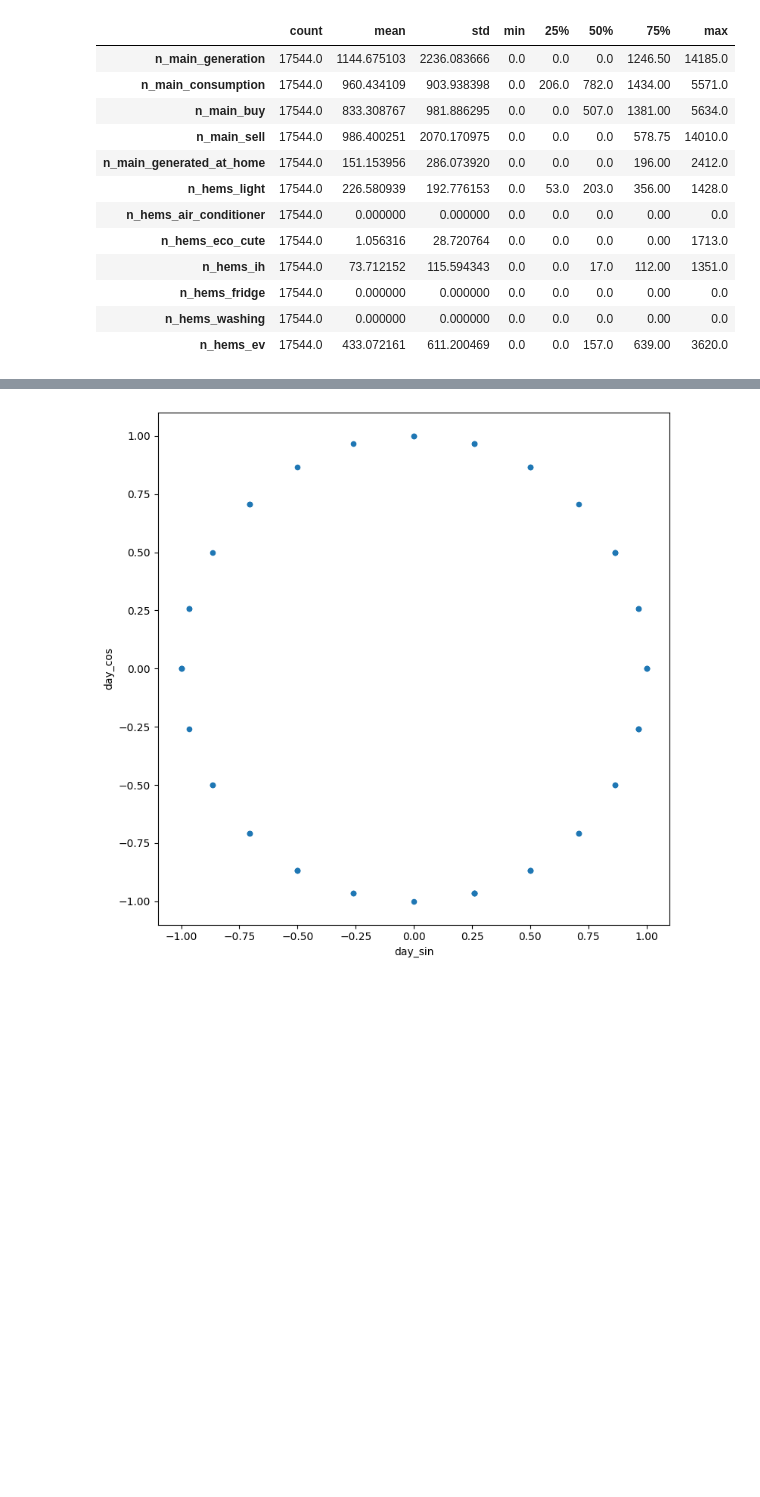
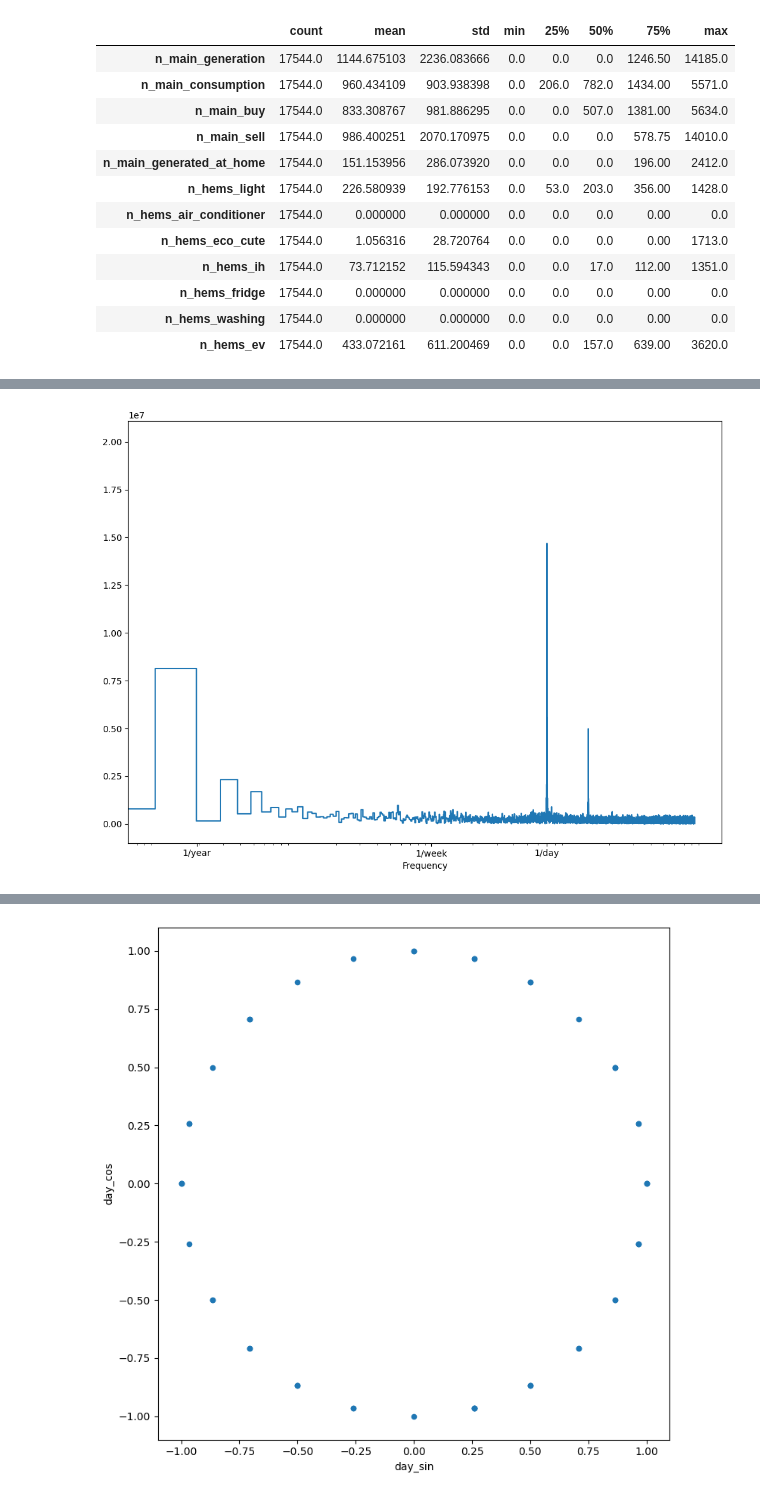
Before and after one commit to Kadomium/Time_Series_Forecasting_In_Python, a Jupyter notebook: Ichijou_apply/Datareform.ipynb, the cells around one changed output, grey strips where cells are left out. Saved outputs shown, nothing was run; the diff lists cells and outputs as text; code cells hidden in the pictures; blank space fills up the shorter version.

```diff
--- a/Ichijou_apply/Datareform.ipynb
+++ b/Ichijou_apply/Datareform.ipynb
@@ -143,0 +144,18 @@ plt.show()
+# %%
+fft = tf.signal.rfft(df['n_main_generation'])
+f_per_dataset = np.arange(0, len(fft))
+
+n_sample_h = len(df['n_main_generation'])
+hours_per_week = 24 * 7
+weeks_per_dataset = n_sample_h / hours_per_week
+
+f_per_week = f_per_dataset / weeks_per_dataset
+
+plt.step(f_per_week, np.abs(fft))
+plt.xscale('log')
+plt.xticks([1/52, 1, 7], ['1/year', '1/week', '1/day'])
+plt.xlabel('Frequency')
+plt.tight_layout()
+plt.show()
+# %% [output]
+[figure, added]
```
Also changed, not shown: parts of 8 cells of this notebook.
